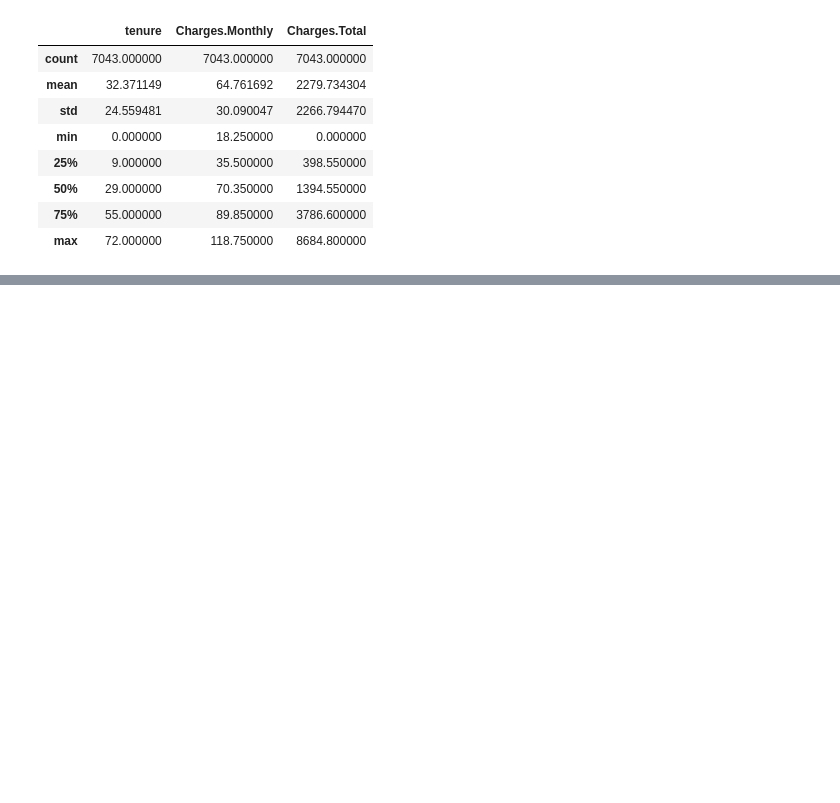
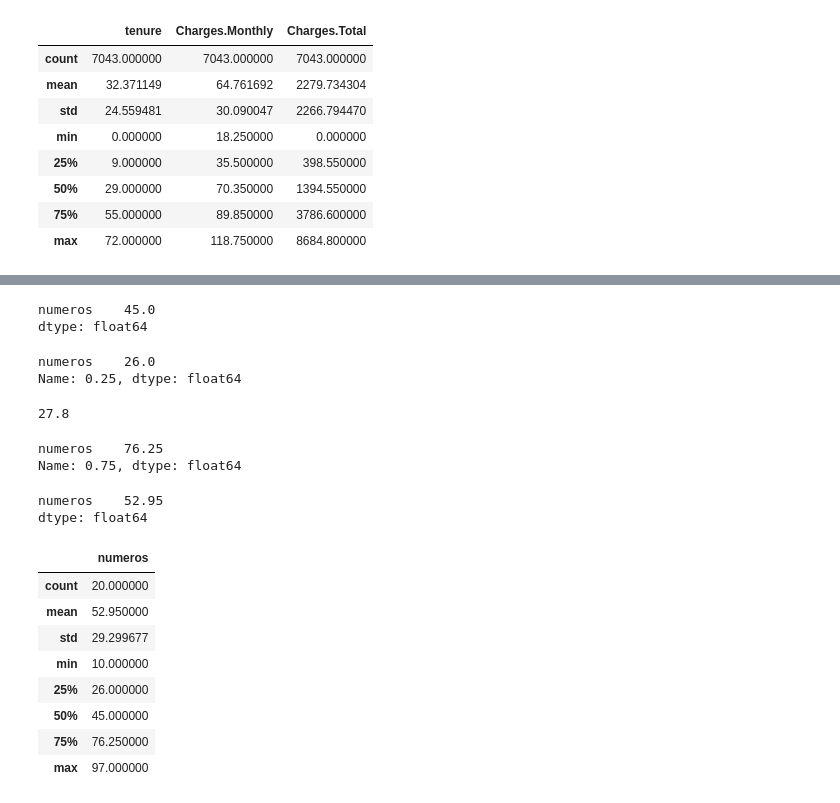
Before and after one commit to ignaciomajo/proyecto_TelecomX, a Jupyter notebook: proyecto_telecomx.ipynb, the cells around one changed output, grey strips where cells are left out. Drawn from its saved outputs; the diff is of its cells as text; code cells hidden in the pictures; blank space fills up the shorter version.

```diff
--- a/proyecto_telecomx.ipynb
+++ b/proyecto_telecomx.ipynb
@@ -371,0 +507,39 @@ plt.show()
+# %%
+lista = [10, 20, 21, 21, 23, 27, 30, 38, 43, 45, 45, 60, 72, 73, 75, 80, 91, 93, 95, 97]
+numeros = pd.DataFrame({'numeros': lista})
+# %%
+numeros.median()
+# %% [output]
+numeros    45.0
+dtype: float64
+# %%
+numeros.quantile(0.25)
+# %% [output]
+numeros    26.0
+Name: 0.25, dtype: float64
+# %%
+(10 + 20 + 21 + 21 + 23 + 27 + 30 + 38 + 43 + 45) / 10
+# %% [output]
+27.8
+# %%
+numeros.quantile(0.75)
+# %% [output]
+numeros    76.25
+Name: 0.75, dtype: float64
+# %%
+numeros.sum() / 20
+# %% [output]
+numeros    52.95
+dtype: float64
+# %%
+numeros.describe()
+# %% [output]
+|  | numeros |
+| count | 20.000000 |
+| mean | 52.950000 |
+| std | 29.299677 |
+| min | 10.000000 |
+| 25% | 26.000000 |
+| 50% | 45.000000 |
+| 75% | 76.250000 |
+| max | 97.000000 |
```
Also changed, not shown: parts of 32 cells of this notebook.
